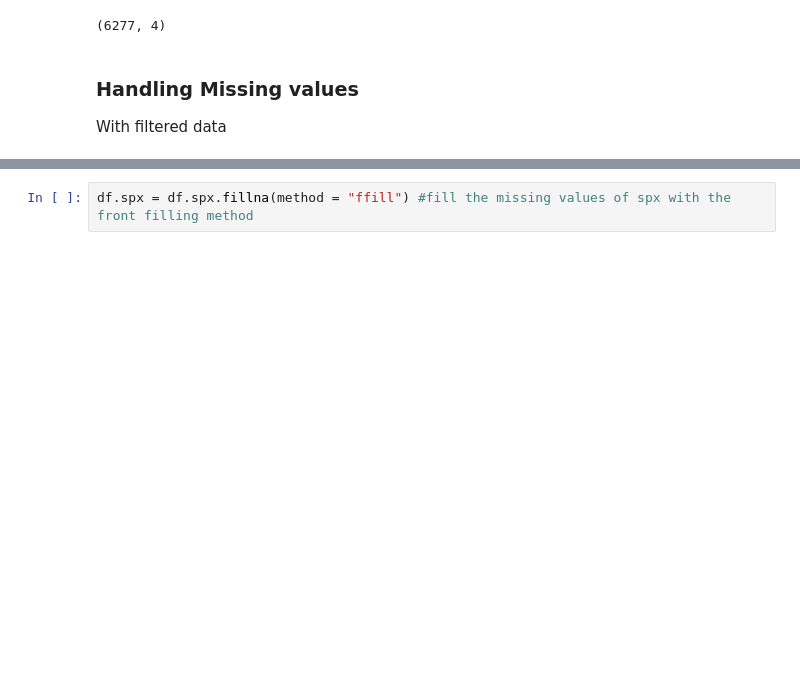
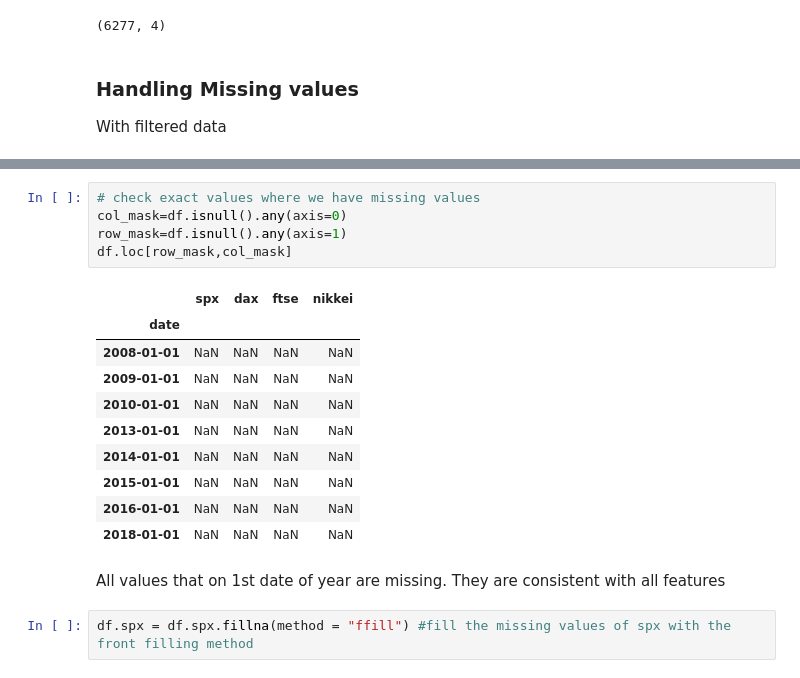
Before and after one commit to HassanSherwani/Learning_Projects-II, a Jupyter notebook: Udemy_Time_series_analysis/1.Time_Series_&_Creating_Time_Series_object.ipynb, the cells around one changed output, grey strips where cells are left out. Cells and saved outputs as stored; diff of their text form; blank space fills up the shorter version.

```diff
--- a/Udemy_Time_series_analysis/1.Time_Series_&_Creating_Time_Series_object.ipynb
+++ b/Udemy_Time_series_analysis/1.Time_Series_&_Creating_Time_Series_object.ipynb
@@ -181,5 +219,23 @@ dax       8
 ftse      8
 nikkei    8
 dtype: int64
+# %%
+# check exact values where we have missing values
+col_mask=df.isnull().any(axis=0)
+row_mask=df.isnull().any(axis=1)
+df.loc[row_mask,col_mask]
+# %% [output]
+|  | spx | dax | ftse | nikkei |
+| date |  |  |  |  |
+| 2008-01-01 | NaN | NaN | NaN | NaN |
+| 2009-01-01 | NaN | NaN | NaN | NaN |
+| 2010-01-01 | NaN | NaN | NaN | NaN |
+| 2013-01-01 | NaN | NaN | NaN | NaN |
+| 2014-01-01 | NaN | NaN | NaN | NaN |
+| 2015-01-01 | NaN | NaN | NaN | NaN |
+| 2016-01-01 | NaN | NaN | NaN | NaN |
+| 2018-01-01 | NaN | NaN | NaN | NaN |
+# %% [markdown]
+All values that on 1st date of year are missing. They are consistent with all features
 # %%
 df.spx = df.spx.fillna(method = "ffill") #fill the missing values of spx with the front filling method
```
Also changed, not shown: parts of 13 cells of this notebook.
